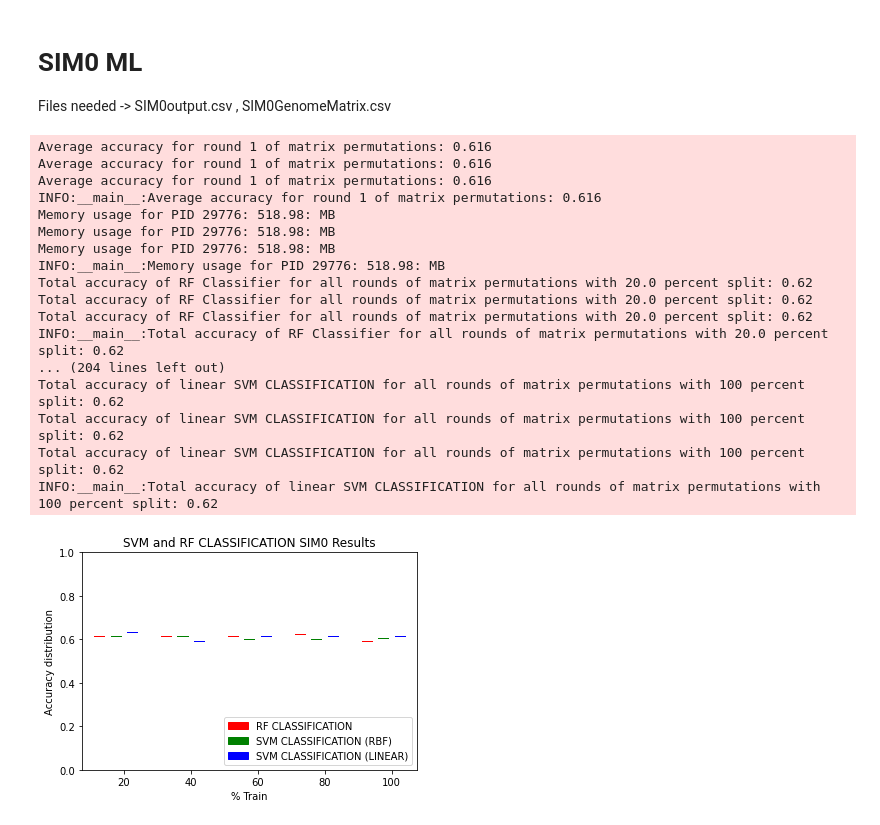
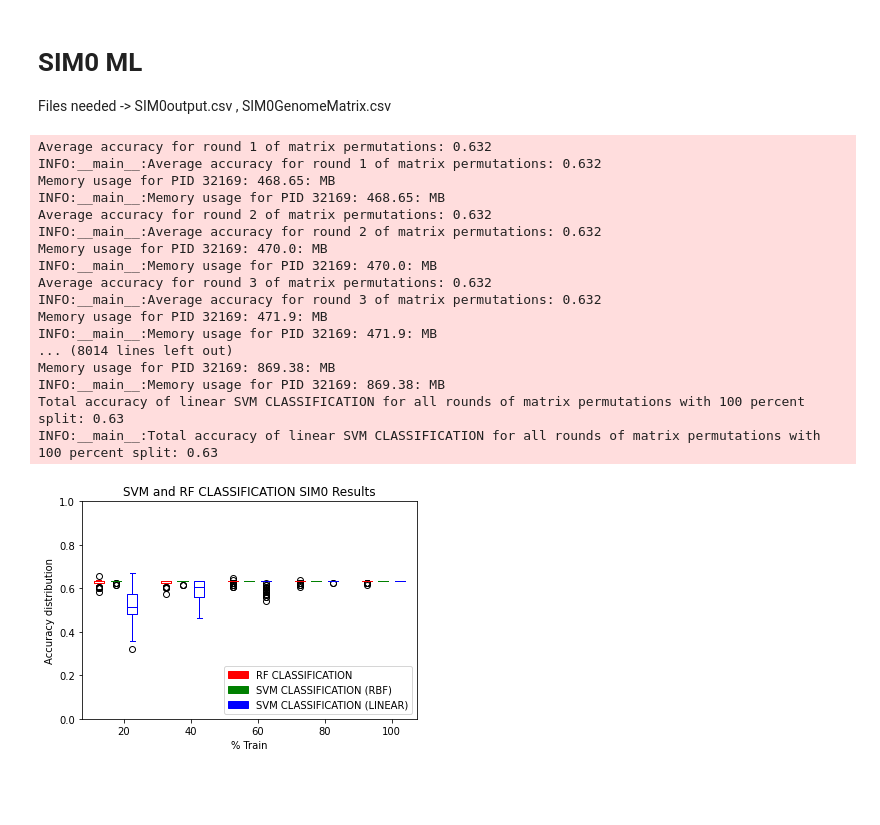
Before and after one commit to SlayerAnsh/NetFlowOpt, a Jupyter notebook: NetworkFlow.ipynb, the cells around one changed output. Drawn from its saved outputs; the diff is of its cells as text; code cells hidden in the pictures; blank space fills up the shorter version.

```diff
--- a/NetworkFlow.ipynb
+++ b/NetworkFlow.ipynb
@@ -1236,33 +1236,33 @@ Files needed -> SIM0output.csv , SIM0GenomeMatrix.csv
 # %%
 output_file = os.path.abspath('./DataReadyForML/Sim0Output.csv')
 genomes_matrix_file = os.path.abspath('./DataReadyForML/Sim0GenomesMatrix.csv')
 analysis_type = 'CLASSIFICATION' # REGRESSION or CLASSIFICATION
 indices = [0,1,2]
 
 # Number of permutations we need
-num_permutations = 1
+num_permutations = 100
 
 data_processor = MachineLearningDataProcessingService(num_permutations)
 data_processor.performMachineLearningOnSIM0(output_file, genomes_matrix_file, analysis_type, indices)
 # %% [output]
-Average accuracy for round 1 of matrix permutations: 0.616
-Average accuracy for round 1 of matrix permutations: 0.616
-Average accuracy for round 1 of matrix permutations: 0.616
-INFO:__main__:Average accuracy for round 1 of matrix permutations: 0.616
-Memory usage for PID 29776: 518.98: MB
-Memory usage for PID 29776: 518.98: MB
-Memory usage for PID 29776: 518.98: MB
-INFO:__main__:Memory usage for PID 29776: 518.98: MB
-Total accuracy of RF Classifier for all rounds of matrix permutations with 20.0 percent split: 0.62
-Total accuracy of RF Classifier for all rounds of matrix permutations with 20.0 percent split: 0.62
-Total accuracy of RF Classifier for all rounds of matrix permutations with 20.0 percent split: 0.62
-INFO:__main__:Total accuracy of RF Classifier for all rounds of matrix permutations with 20.0 percent split: 0.62
-... (204 lines left out)
-Total accuracy of linear SVM CLASSIFICATION for all rounds of matrix permutations with 100 percent split: 0.62
-Total accuracy of linear SVM CLASSIFICATION for all rounds of matrix permutations with 100 percent split: 0.62
-Total accuracy of linear SVM CLASSIFICATION for all rounds of matrix permutations with 100 percent split: 0.62
-INFO:__main__:Total accuracy of linear SVM CLASSIFICATION for all rounds of matrix permutations with 100 percent split: 0.62
+Average accuracy for round 1 of matrix permutations: 0.632
+INFO:__main__:Average accuracy for round 1 of matrix permutations: 0.632
+Memory usage for PID 32169: 468.65: MB
+INFO:__main__:Memory usage for PID 32169: 468.65: MB
+Average accuracy for round 2 of matrix permutations: 0.632
+INFO:__main__:Average accuracy for round 2 of matrix permutations: 0.632
+Memory usage for PID 32169: 470.0: MB
+INFO:__main__:Memory usage for PID 32169: 470.0: MB
+Average accuracy for round 3 of matrix permutations: 0.632
+INFO:__main__:Average accuracy for round 3 of matrix permutations: 0.632
+Memory usage for PID 32169: 471.9: MB
+INFO:__main__:Memory usage for PID 32169: 471.9: MB
+... (8014 lines left out)
+Memory usage for PID 32169: 869.38: MB
+INFO:__main__:Memory usage for PID 32169: 869.38: MB
+Total accuracy of linear SVM CLASSIFICATION for all rounds of matrix permutations with 100 percent split: 0.63
+INFO:__main__:Total accuracy of linear SVM CLASSIFICATION for all rounds of matrix permutations with 100 percent split: 0.63
-[figure, old version]
+[figure, new version]
 # %%
 # create genomes SIM1
 # %%
```
Also changed, not shown: parts of 2 cells of this notebook, 15 other files.
